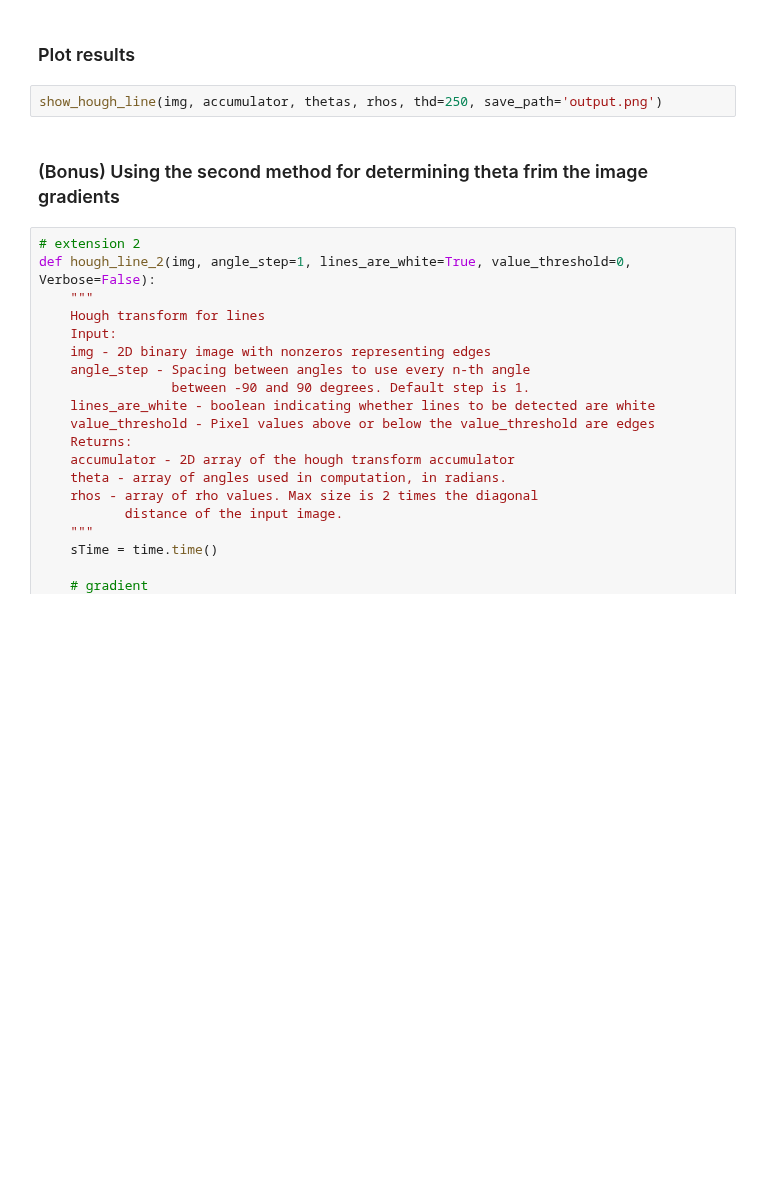
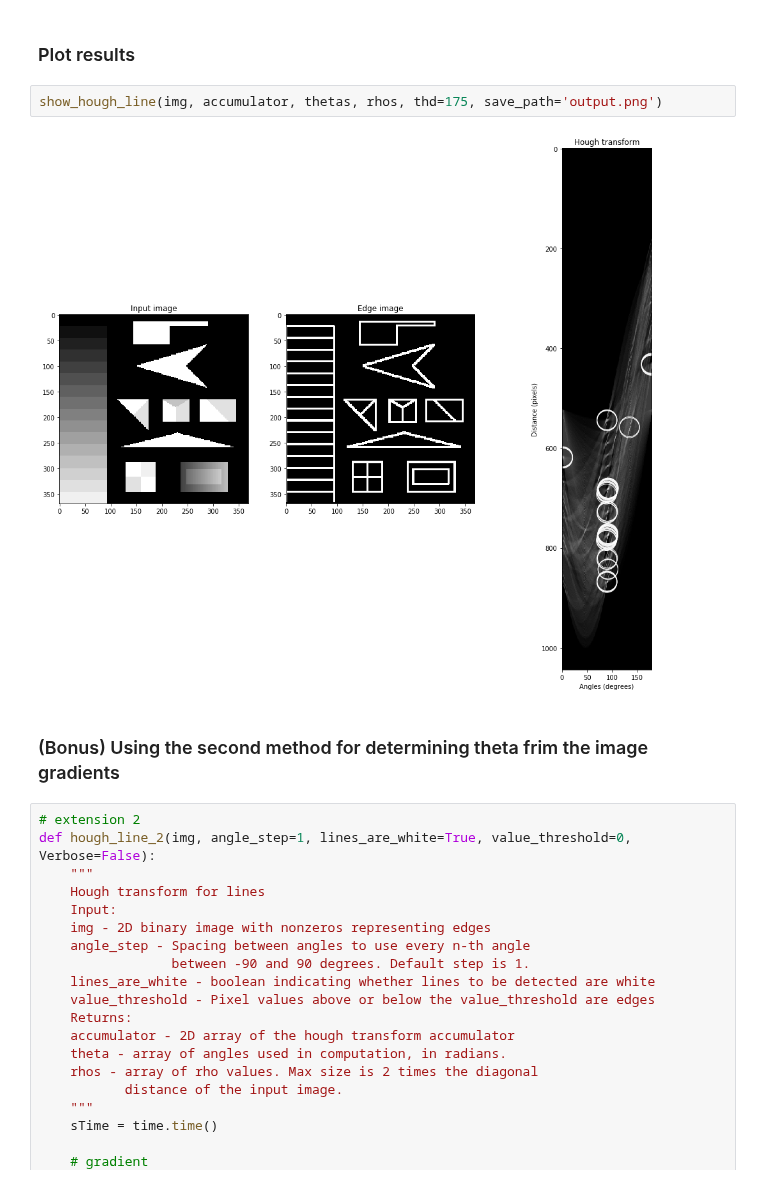
Before and after one commit to happyhyowon/assignment, a Jupyter notebook: vision/assignment3/hough.ipynb, the cells around one changed output. Saved outputs shown, nothing was run; the diff lists cells and outputs as text; blank space fills up the shorter version.

```diff
--- a/vision/assignment3/hough.ipynb
+++ b/vision/assignment3/hough.ipynb
@@ -226,7 +228,9 @@ accumulator, thetas, rhos, diffTime0 = hough_line(result)
 # %% [markdown]
 ### Plot results
 # %%
-show_hough_line(img, accumulator, thetas, rhos, thd=250, save_path='output.png')
+show_hough_line(img, accumulator, thetas, rhos, thd=175, save_path='output.png')
+# %% [output]
+[figure, added]
 # %% [markdown]
 ### (Bonus) Using the second method for determining theta frim the image gradients
 # %%
```
Also changed, not shown: parts of 3 cells of this notebook.
